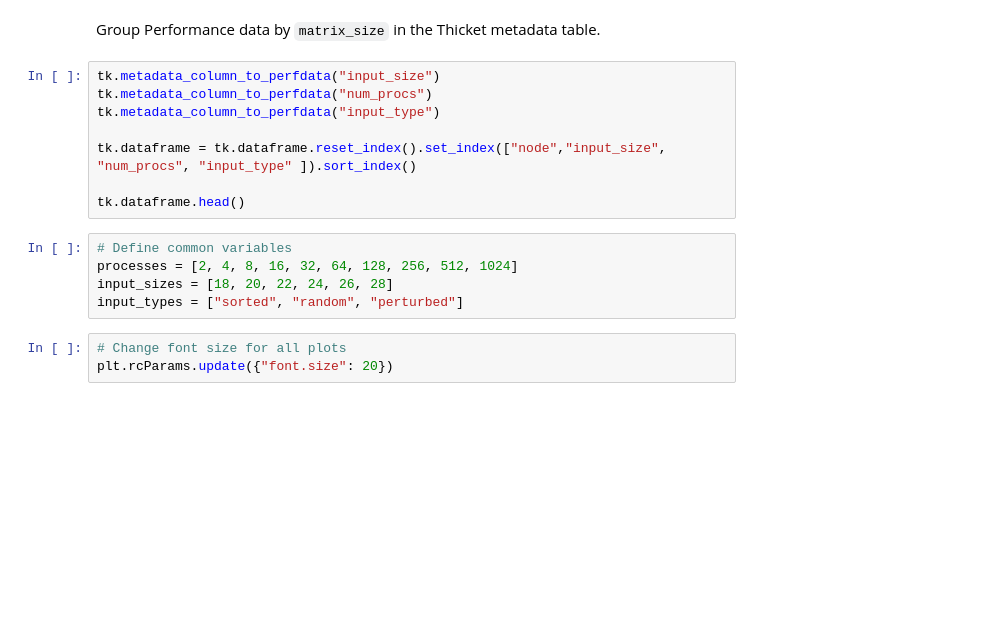
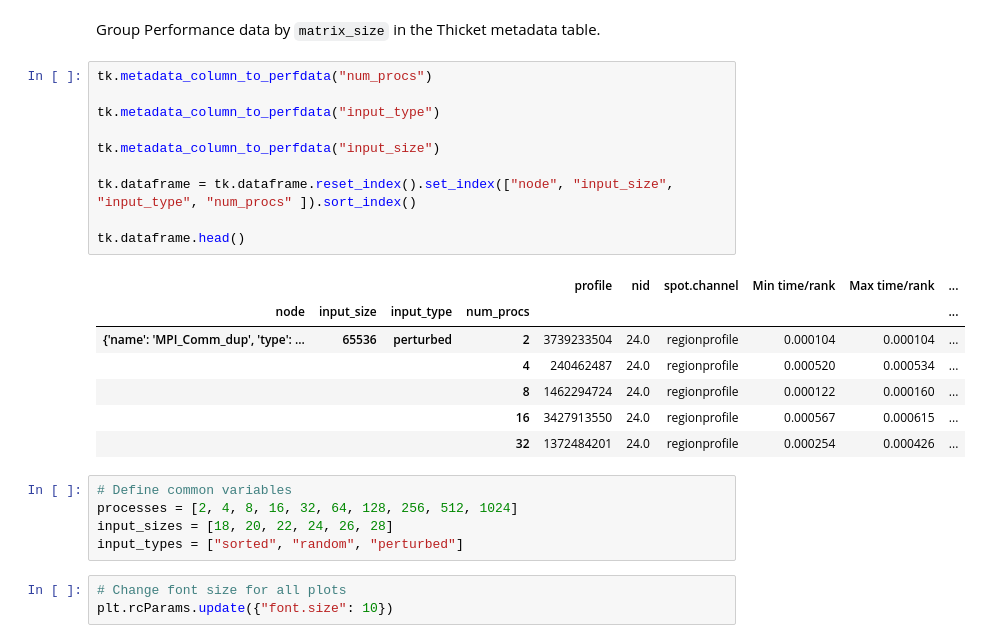
Before and after one commit to rsingh032503/Project_2024, a Jupyter notebook: radix_sort/radix_sort_analysis.ipynb, the cells around one changed output. Drawn from its saved outputs; the diff is of its cells as text; blank space fills up the shorter version.

```diff
--- a/radix_sort/radix_sort_analysis.ipynb
+++ b/radix_sort/radix_sort_analysis.ipynb
@@ -25,13 +84,23 @@ print(tk.tree(metric_column="Avg time/rank"))
 # %% [markdown]
 Group Performance data by `matrix_size` in the Thicket metadata table.
 # %%
-tk.metadata_column_to_perfdata("input_size")
 tk.metadata_column_to_perfdata("num_procs")
+
 tk.metadata_column_to_perfdata("input_type")
 
-tk.dataframe = tk.dataframe.reset_index().set_index(["node","input_size", "num_procs", "input_type" ]).sort_index()
+tk.metadata_column_to_perfdata("input_size")
+
+tk.dataframe = tk.dataframe.reset_index().set_index(["node", "input_size", "input_type", "num_procs" ]).sort_index()
 
 tk.dataframe.head()
+# %% [output]
+|  |  |  |  | profile | nid | spot.channel | Min time/rank | Max time/rank | ... |
+| node | input_size | input_type | num_procs |  |  |  |  |  | ... |
+| {'name': 'MPI_Comm_dup', 'type': ... | 65536 | perturbed | 2 | 3739233504 | 24.0 | regionprofile | 0.000104 | 0.000104 | ... |
+|  |  |  | 4 | 240462487 | 24.0 | regionprofile | 0.000520 | 0.000534 | ... |
+|  |  |  | 8 | 1462294724 | 24.0 | regionprofile | 0.000122 | 0.000160 | ... |
+|  |  |  | 16 | 3427913550 | 24.0 | regionprofile | 0.000567 | 0.000615 | ... |
+|  |  |  | 32 | 1372484201 | 24.0 | regionprofile | 0.000254 | 0.000426 | ... |
 # %%
 # Define common variables
 processes = [2, 4, 8, 16, 32, 64, 128, 256, 512, 1024]
@@ -39,5 +108,5 @@ input_sizes = [18, 20, 22, 24, 26, 28]
 input_types = ["sorted", "random", "perturbed"]
 # %%
 # Change font size for all plots
-plt.rcParams.update({"font.size": 20})
+plt.rcParams.update({"font.size": 10})
 # %%
```
Also changed, not shown: parts of 4 cells of this notebook, 54 other files.
